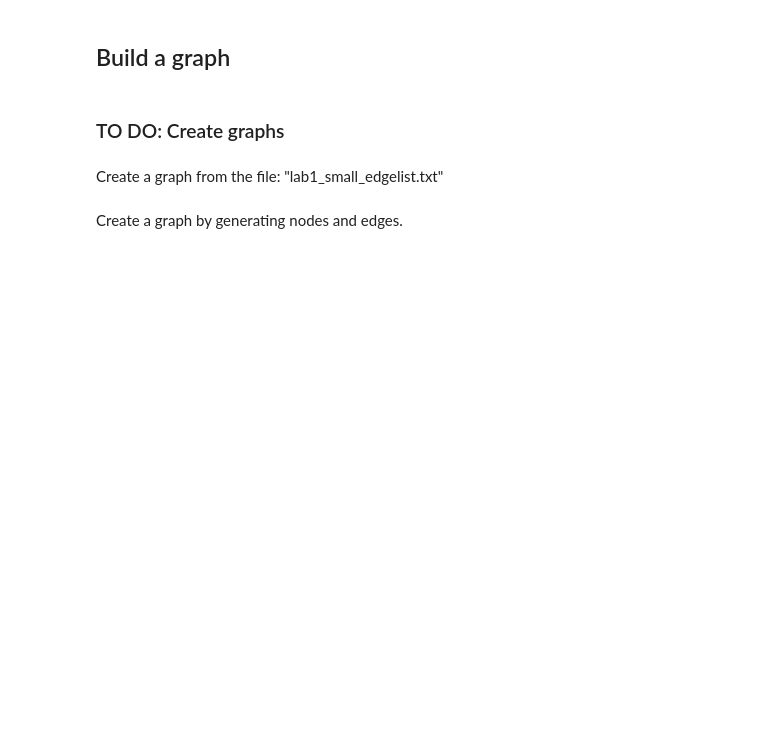
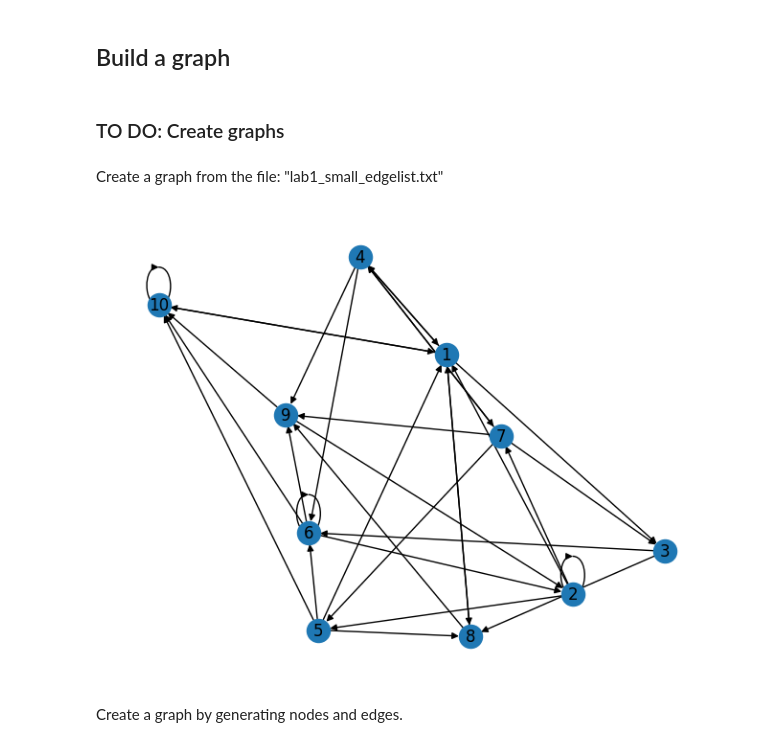
Before and after one commit to Thach375/Foundation-model-lab-PhamNgocThach-20235556, a Jupyter notebook: ML-exercises/Ex17/Lab1_Graph_embedding_Problem.ipynb, the cells around one changed output. Cells and saved outputs as stored; diff of their text form; code cells hidden in the pictures; blank space fills up the shorter version.

```diff
--- a/ML-exercises/Ex17/Lab1_Graph_embedding_Problem.ipynb
+++ b/ML-exercises/Ex17/Lab1_Graph_embedding_Problem.ipynb
@@ -40,2 +38,12 @@ Create a graph from the file: "lab1_small_edgelist.txt"
+# %%
+# TO DO: Create a graph from the file: "lab1_small_edgelist.txt"
+G = nx.DiGraph()
+with open("lab1_small_edgelist.txt", "r") as f:
+    for line in f:
+        u, v = line.strip().split()
+        G.add_edge(u, v)
+nx.draw(G, with_labels=True)
+# %% [output]
+[figure, added]
 # %% [markdown]
 Create a graph by generating nodes and edges.
```
Also changed, not shown: parts of 8 cells of this notebook, 5 other files.
